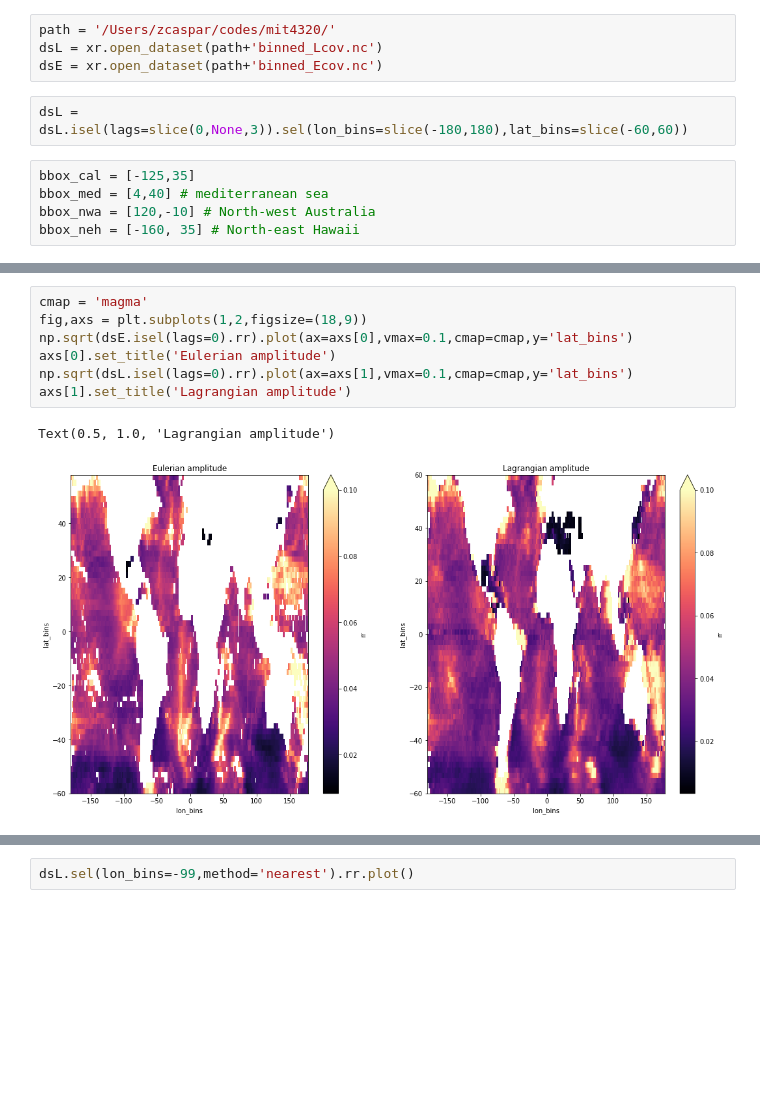
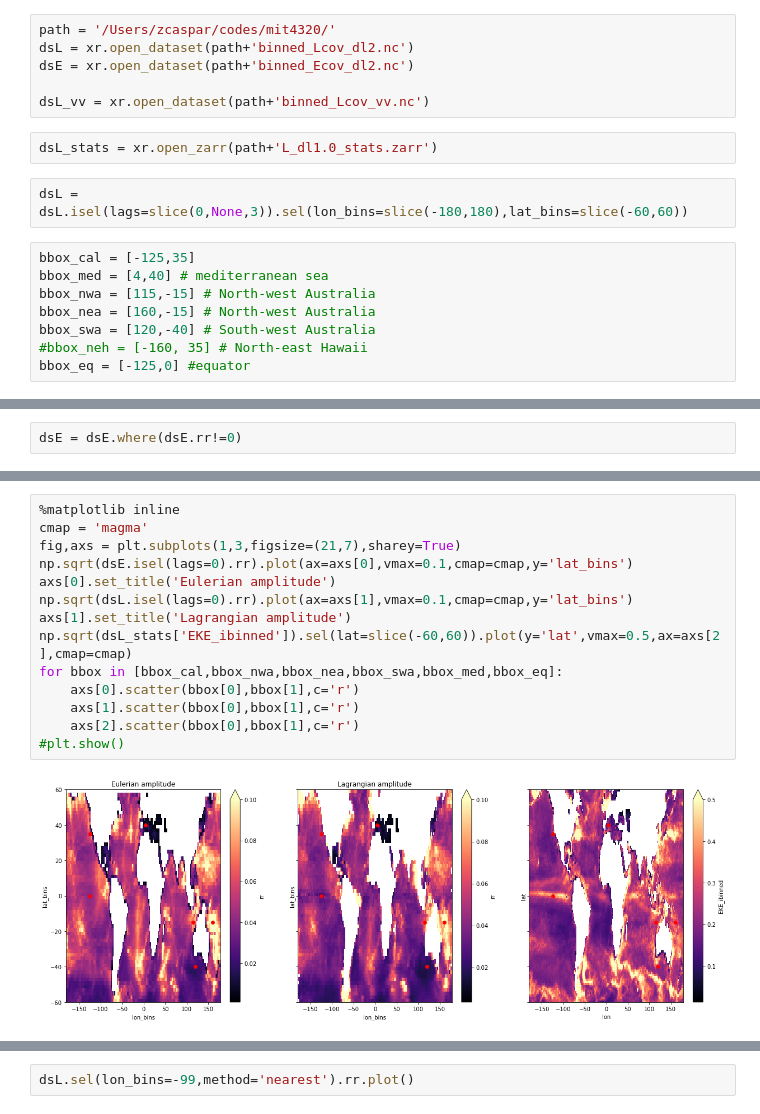
Before and after one commit to zcasparco/equinox_phd, a Jupyter notebook: llc4320/EL_cov_binned.ipynb, the cells around one changed output, grey strips where cells are left out. Drawn from its saved outputs; the diff is of its cells as text; blank space fills up the shorter version.

```diff
--- a/llc4320/EL_cov_binned.ipynb
+++ b/llc4320/EL_cov_binned.ipynb
@@ -27,12 +27,19 @@ import mitequinox.plot as pl
 #import mitequinox.sigp as sp
 # %%
 path = '/Users/zcaspar/codes/mit4320/'
-dsL = xr.open_dataset(path+'binned_Lcov.nc')
-dsE = xr.open_dataset(path+'binned_Ecov.nc')
+dsL = xr.open_dataset(path+'binned_Lcov_dl2.nc')
+dsE = xr.open_dataset(path+'binned_Ecov_dl2.nc')
+
+dsL_vv = xr.open_dataset(path+'binned_Lcov_vv.nc')
+# %%
+dsL_stats = xr.open_zarr(path+'L_dl1.0_stats.zarr')
 # %%
 dsL = dsL.isel(lags=slice(0,None,3)).sel(lon_bins=slice(-180,180),lat_bins=slice(-60,60))
 # %%
 bbox_cal = [-125,35]
 bbox_med = [4,40] # mediterranean sea
-bbox_nwa = [120,-10] # North-west Australia
-bbox_neh = [-160, 35] # North-east Hawaii
+bbox_nwa = [115,-15] # North-west Australia
+bbox_nea = [160,-15] # North-west Australia
+bbox_swa = [120,-40] # South-west Australia
+#bbox_neh = [-160, 35] # North-east Hawaii
+bbox_eq = [-125,0] #equator
@@ -40,0 +46,2 @@ bbox_neh = [-160, 35] # North-east Hawaii
+# %%
+dsE = dsE.where(dsE.rr!=0)
@@ -41,10 +53,16 @@ bbox_neh = [-160, 35] # North-east Hawaii
 # %%
+%matplotlib inline
 cmap = 'magma'
-fig,axs = plt.subplots(1,2,figsize=(18,9))
+fig,axs = plt.subplots(1,3,figsize=(21,7),sharey=True)
 np.sqrt(dsE.isel(lags=0).rr).plot(ax=axs[0],vmax=0.1,cmap=cmap,y='lat_bins')
 axs[0].set_title('Eulerian amplitude')
 np.sqrt(dsL.isel(lags=0).rr).plot(ax=axs[1],vmax=0.1,cmap=cmap,y='lat_bins')
 axs[1].set_title('Lagrangian amplitude')
+np.sqrt(dsL_stats['EKE_ibinned']).sel(lat=slice(-60,60)).plot(y='lat',vmax=0.5,ax=axs[2],cmap=cmap)
+for bbox in [bbox_cal,bbox_nwa,bbox_nea,bbox_swa,bbox_med,bbox_eq]:
+    axs[0].scatter(bbox[0],bbox[1],c='r')
+    axs[1].scatter(bbox[0],bbox[1],c='r')
+    axs[2].scatter(bbox[0],bbox[1],c='r')
+#plt.show()
 # %% [output]
-Text(0.5, 1.0, 'Lagrangian amplitude')
-[figure, old version]
+[figure, new version]
```
Also changed, not shown: parts of 10 cells of this notebook.
